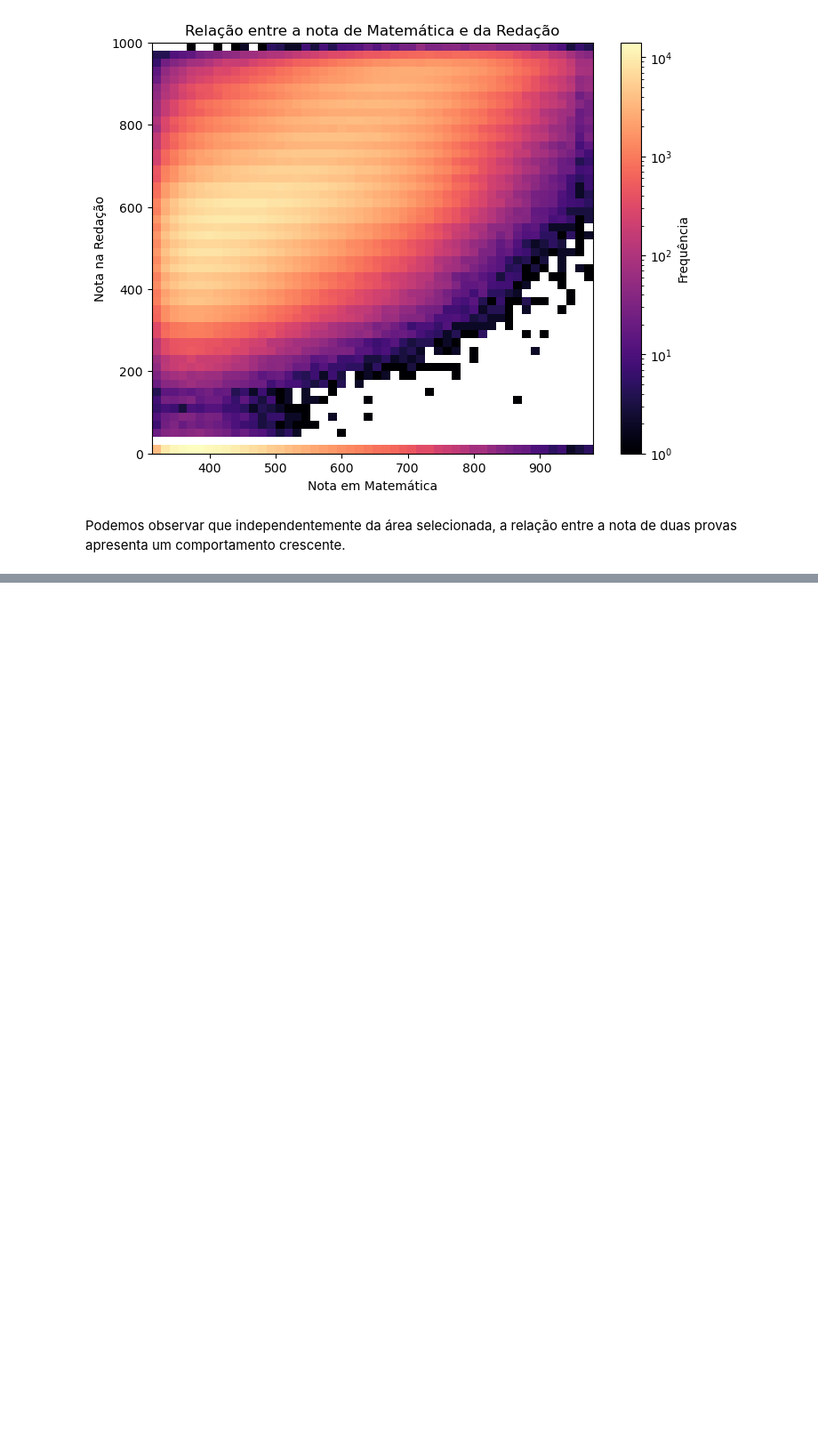
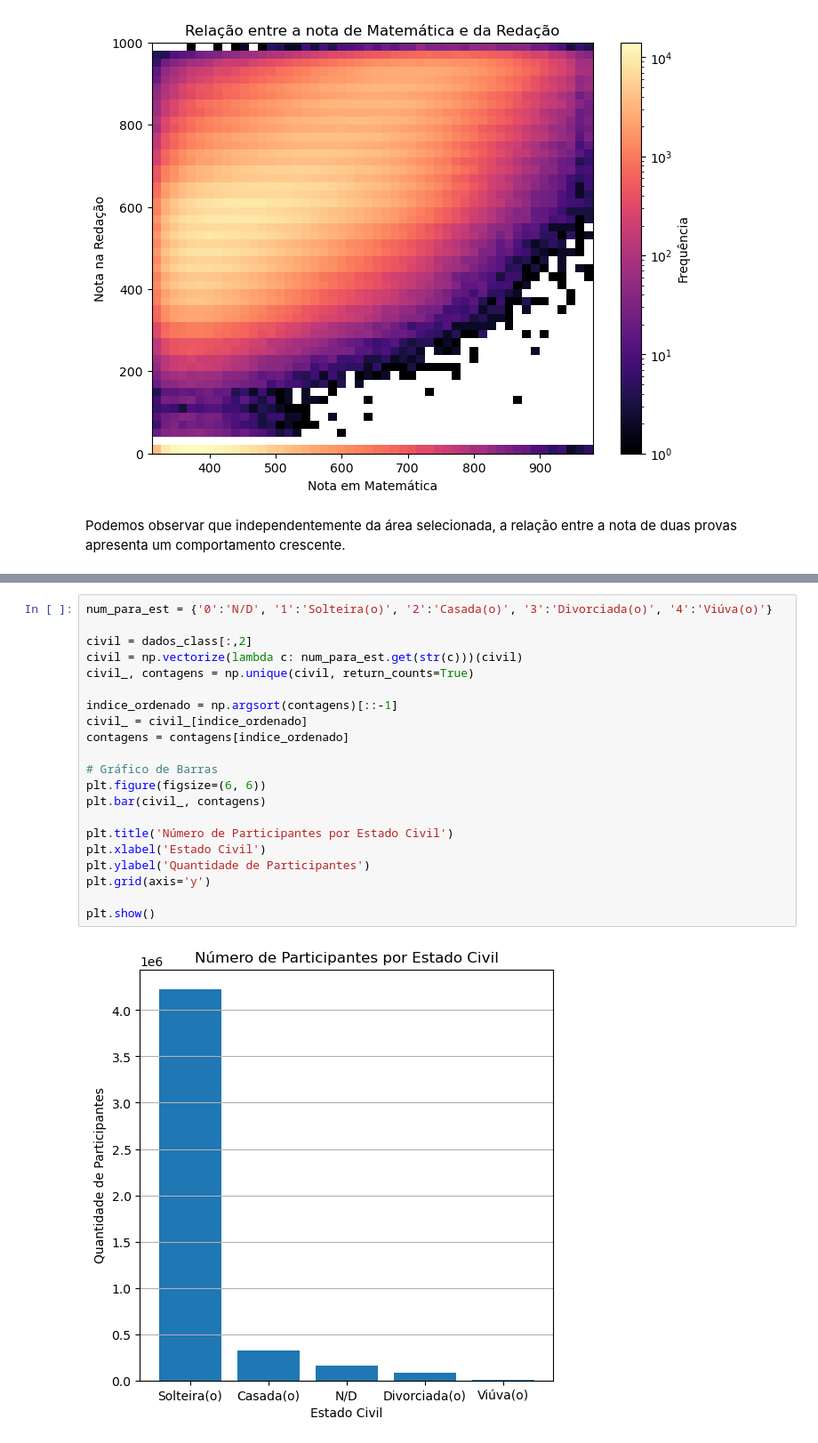
Before and after one commit to Machine-Learning-AV2/Pipeline_MachineLearning_AV2, a Jupyter notebook: analise_exploratoria.ipynb, the cells around one changed output, grey strips where cells are left out. Shown at 89% size. Saved outputs shown, nothing was run; the diff lists cells and outputs as text; blank space fills up the shorter version.

```diff
--- a/analise_exploratoria.ipynb
+++ b/analise_exploratoria.ipynb
@@ -497,0 +630,23 @@ plt.show()
+# %%
+num_para_est = {'0':'N/D', '1':'Solteira(o)', '2':'Casada(o)', '3':'Divorciada(o)', '4':'Viúva(o)'}
+
+civil = dados_class[:,2]
+civil = np.vectorize(lambda c: num_para_est.get(str(c)))(civil)
+civil_, contagens = np.unique(civil, return_counts=True)
+
+indice_ordenado = np.argsort(contagens)[::-1]
+civil_ = civil_[indice_ordenado]
+contagens = contagens[indice_ordenado]
+
+# Gráfico de Barras
+plt.figure(figsize=(6, 6))
+plt.bar(civil_, contagens)
+
+plt.title('Número de Participantes por Estado Civil')
+plt.xlabel('Estado Civil')
+plt.ylabel('Quantidade de Participantes')
+plt.grid(axis='y')
+
+plt.show()
+# %% [output]
+[figure, added]
```
Also changed, not shown: parts of 47 cells of this notebook.
